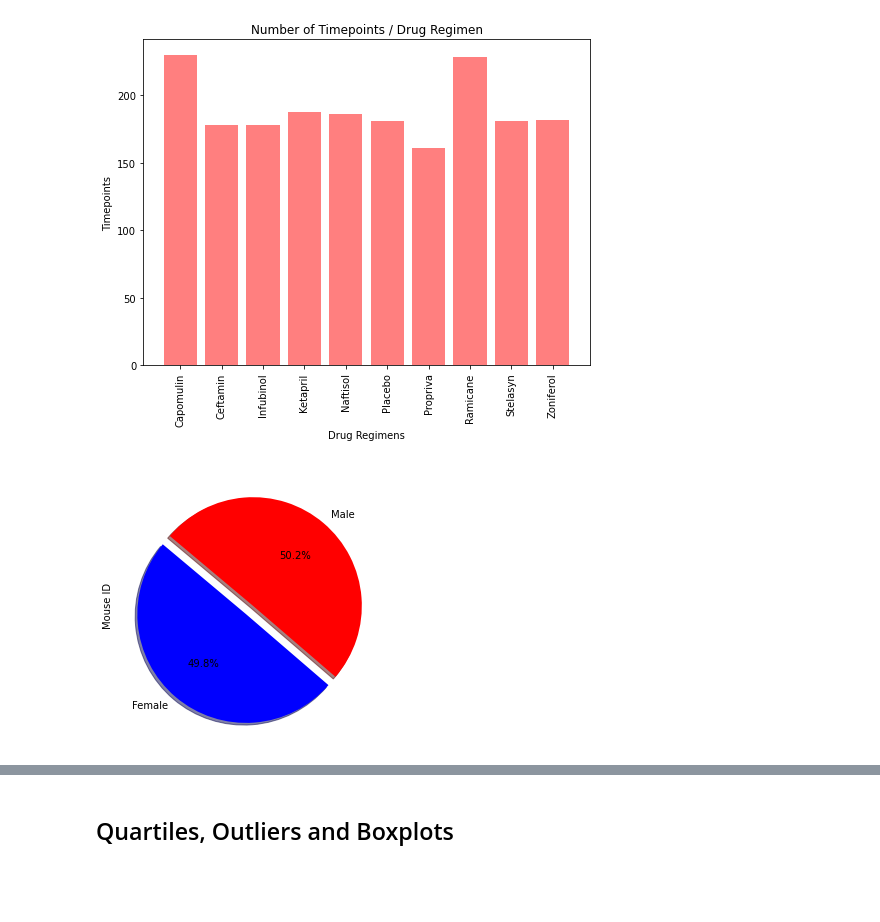
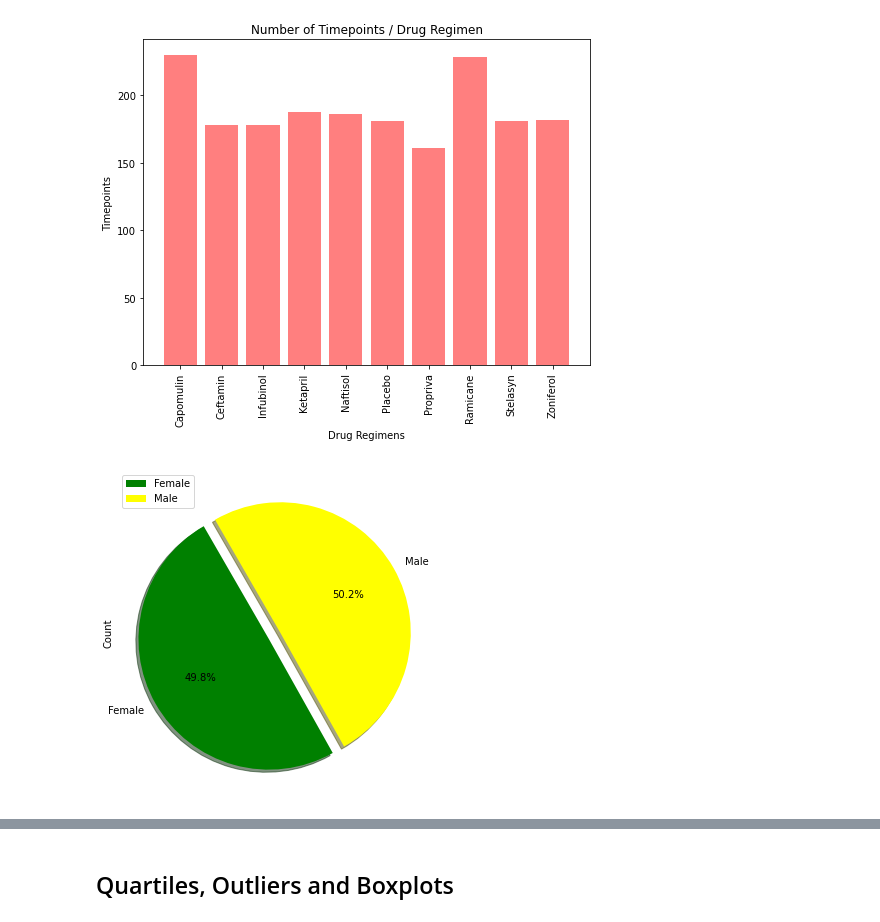
Before and after one commit to serdar-bayramov/Matplotlib-Challenge, a Jupyter notebook: main.ipynb, the cells around one changed output, grey strips where cells are left out. Cells and saved outputs as stored; diff of their text form; code cells hidden in the pictures; blank space fills up the shorter version.

```diff
--- a/main.ipynb
+++ b/main.ipynb
@@ -134,12 +134,17 @@ plt.show()
 [figure]
 # %%
 # Generate a pie plot showing the distribution of female versus male mice using Pandas
-gender_mouse = clean_df.groupby(['Sex'])['Mouse ID'].count()
-colors = ['blue', 'red']
+gender_df = combined_df.groupby(['Sex','Mouse ID']).size()
+
+gender_count = gender_df.groupby(['Sex']).count()
+percentage = round(100 * gender_count / gender_count.sum(),2)
+
+gender_df = pd.DataFrame({"Count": gender_count, "Percentage": percentage})
+colors = ['green', 'yellow']
 explode = (0.1, 0)
-pie_plot = gender_mouse.plot.pie(y='Count Gender',figsize=(5,5), colors = colors,
-                                 startangle=140, explode = explode, shadow = True, autopct="%1.1f%%")
+gender_pieplot_pandas = gender_df.plot.pie(y='Count',figsize=(6,6), colors = colors,
+                                           startangle=120, explode = explode, shadow = True, autopct="%1.1f%%")
 # %% [output]
-[figure, old version]
+[figure, new version]
 # %%
 # Generate a pie plot showing the distribution of female versus male mice using pyplot
```
Also changed, not shown: parts of 6 cells of this notebook.
